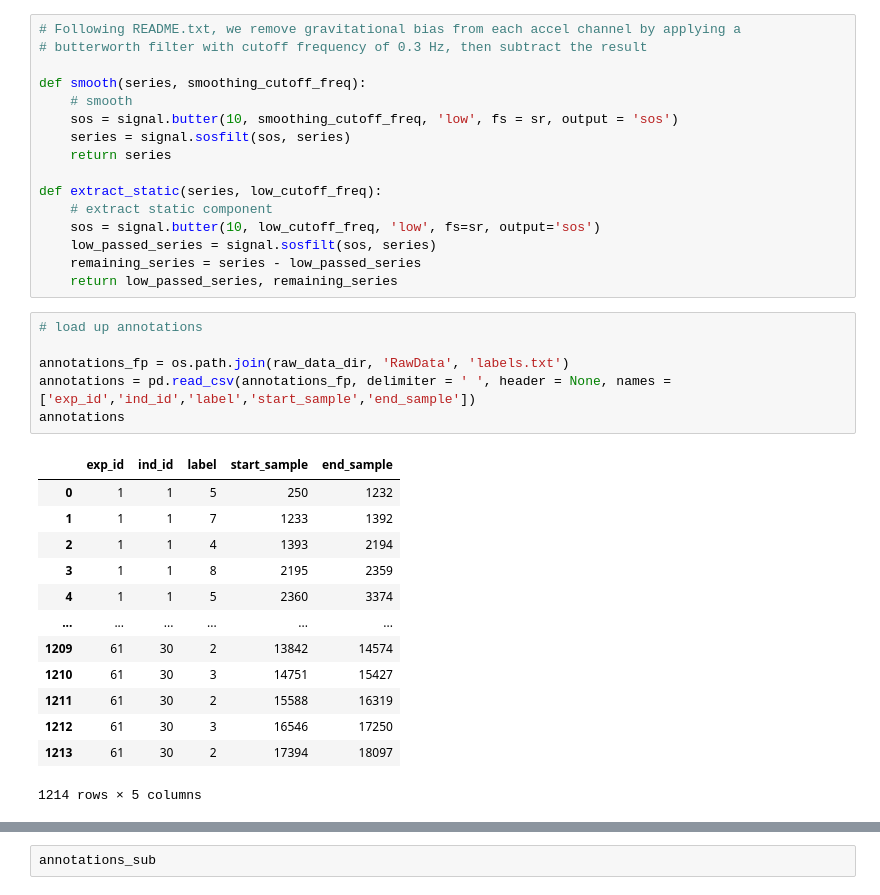
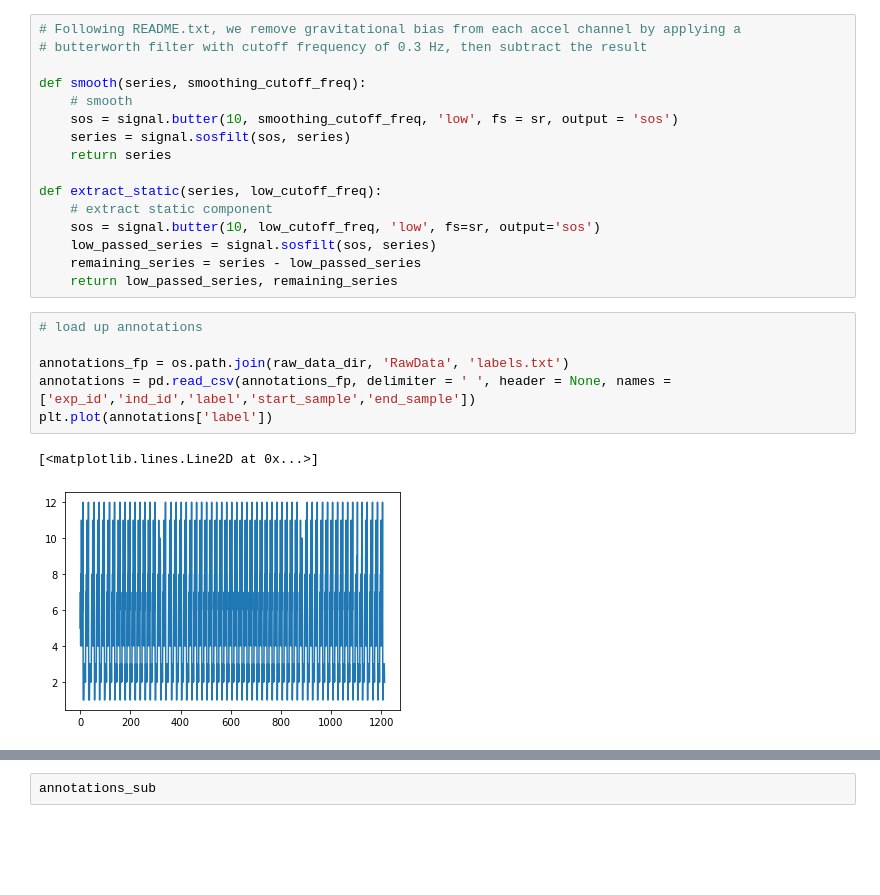
Before and after one commit to earthspecies/BEBE, a Jupyter notebook: data_formatting/format_HAR.ipynb, the cells around one changed output, grey strips where cells are left out. Cells and saved outputs as stored; diff of their text form; blank space fills up the shorter version.

```diff
--- a/data_formatting/format_HAR.ipynb
+++ b/data_formatting/format_HAR.ipynb
@@ -148,23 +149,12 @@ def extract_static(series, low_cutoff_freq):
 # %%
 # load up annotations
 
 annotations_fp = os.path.join(raw_data_dir, 'RawData', 'labels.txt')
 annotations = pd.read_csv(annotations_fp, delimiter = ' ', header = None, names = ['exp_id','ind_id','label','start_sample','end_sample'])
-annotations
+plt.plot(annotations['label'])
 # %% [output]
-|  | exp_id | ind_id | label | start_sample | end_sample |
-| 0 | 1 | 1 | 5 | 250 | 1232 |
-| 1 | 1 | 1 | 7 | 1233 | 1392 |
-| 2 | 1 | 1 | 4 | 1393 | 2194 |
-| 3 | 1 | 1 | 8 | 2195 | 2359 |
-| 4 | 1 | 1 | 5 | 2360 | 3374 |
-| ... | ... | ... | ... | ... | ... |
-| 1209 | 61 | 30 | 2 | 13842 | 14574 |
-| 1210 | 61 | 30 | 3 | 14751 | 15427 |
-| 1211 | 61 | 30 | 2 | 15588 | 16319 |
-| 1212 | 61 | 30 | 3 | 16546 | 17250 |
-| 1213 | 61 | 30 | 2 | 17394 | 18097 |
-1214 rows × 5 columns
+[<matplotlib.lines.Line2D at 0x...>]
+[figure, added]
 # %%
 # For each clip, create and save the data in the correct format
 
```
Also changed, not shown: parts of 6 cells of this notebook, 4 other files.
